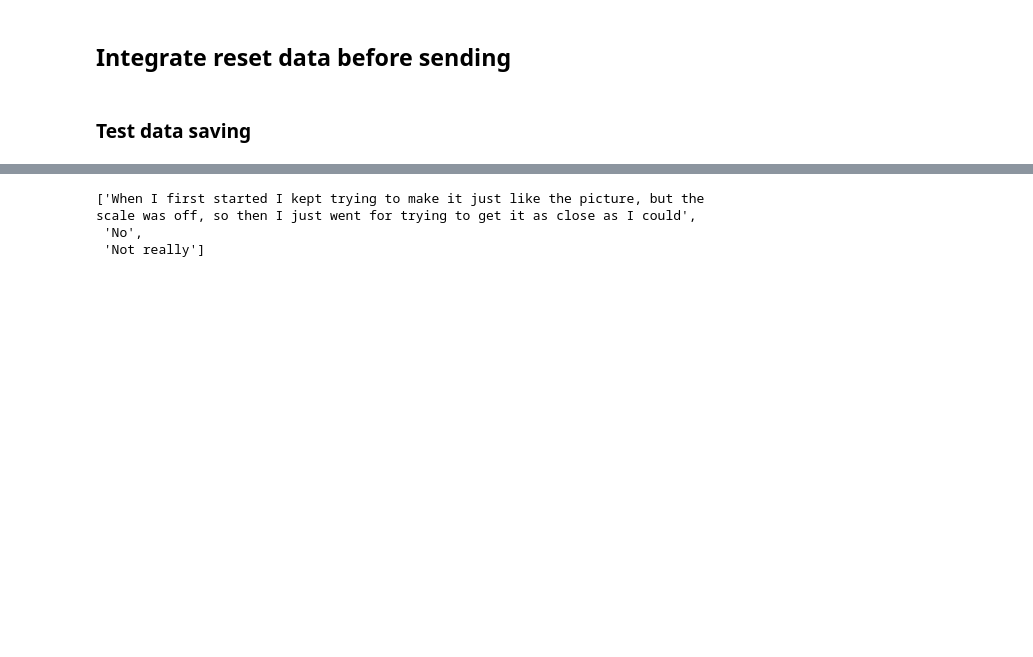
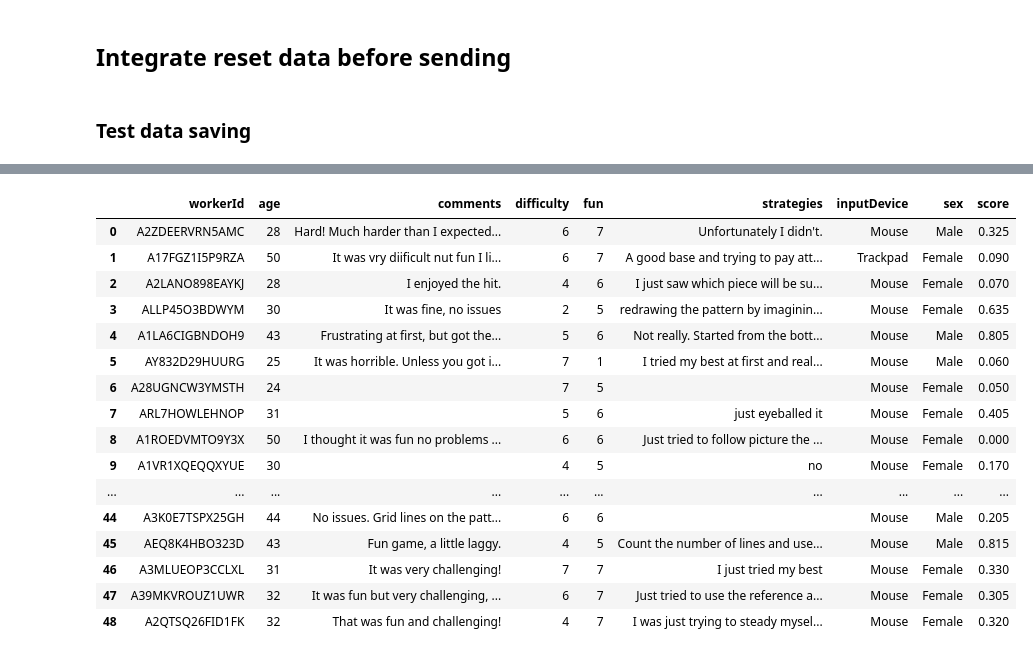
Before and after one commit to cogtoolslab/block_construction, a Jupyter notebook: analysis/will/block_silhouette_data_generator.ipynb, the cells around one changed output, grey strips where cells are left out. Cells and saved outputs as stored; diff of their text form; code cells hidden in the pictures; blank space fills up the shorter version.

```diff
--- a/analysis/will/block_silhouette_data_generator.ipynb
+++ b/analysis/will/block_silhouette_data_generator.ipynb
@@ -405,13 +419,27 @@ df[['gameID','trialNum','phase','condition','repetition','normedScore','targetNa
 # %%
 # get sequence of trial_end data for all people
 # note that these currently lump everyone together, and don't
 query = coll.find({"$and":[
                         {'eventType':'survey_data'},
                         {'iterationName':iterationName}]
                      })
-df_survey = pd.DataFrame(list(query.sort('workerId')))
-list(df_survey[['workerId','age','comments','difficulty','fun','strategies','inputDevice','sex','score']]['strategies'])
+df_survey = pd.DataFrame(list(query.sort('absoluteTime')))
+df_survey[['workerId','age','comments','difficulty','fun','strategies','inputDevice','sex','score']]
 # %% [output]
-['When I first started I kept trying to make it just like the picture, but the scale was off, so then I just went for trying to get it as close as I could',
- 'No',
- 'Not really']
+|  | workerId | age | comments | difficulty | fun | strategies | inputDevice | sex | score |
+| 0 | A2ZDEERVRN5AMC | 28 | Hard! Much harder than I expected... | 6 | 7 | Unfortunately I didn't. | Mouse | Male | 0.325 |
+| 1 | A17FGZ1I5P9RZA | 50 | It was vry diificult nut fun I li... | 6 | 7 | A good base and trying to pay att... | Trackpad | Female | 0.090 |
+| 2 | A2LANO898EAYKJ | 28 | I enjoyed the hit. | 4 | 6 | I just saw which piece will be su... | Mouse | Female | 0.070 |
+| 3 | ALLP45O3BDWYM | 30 | It was fine, no issues | 2 | 5 | redrawing the pattern by imaginin... | Mouse | Female | 0.635 |
+| 4 | A1LA6CIGBNDOH9 | 43 | Frustrating at first, but got the... | 5 | 6 | Not really. Started from the bott... | Mouse | Male | 0.805 |
+| 5 | AY832D29HUURG | 25 | It was horrible. Unless you got i... | 7 | 1 | I tried my best at first and real... | Mouse | Male | 0.060 |
+| 6 | A28UGNCW3YMSTH | 24 |  | 7 | 5 |  | Mouse | Female | 0.050 |
+| 7 | ARL7HOWLEHNOP | 31 |  | 5 | 6 | just eyeballed it | Mouse | Female | 0.405 |
+| 8 | A1ROEDVMTO9Y3X | 50 | I thought it was fun no problems ... | 6 | 6 | Just tried to follow picture the ... | Mouse | Female | 0.000 |
+| 9 | A1VR1XQEQQXYUE | 30 |  | 4 | 5 | no | Mouse | Female | 0.170 |
+| ... | ... | ... | ... | ... | ... | ... | ... | ... | ... |
+| 44 | A3K0E7TSPX25GH | 44 | No issues. Grid lines on the patt... | 6 | 6 |  | Mouse | Male | 0.205 |
+| 45 | AEQ8K4HBO323D | 43 | Fun game, a little laggy. | 4 | 5 | Count the number of lines and use... | Mouse | Male | 0.815 |
+| 46 | A3MLUEOP3CCLXL | 31 | It was very challenging! | 7 | 7 | I just tried my best | Mouse | Female | 0.330 |
+| 47 | A39MKVROUZ1UWR | 32 | It was fun but very challenging, ... | 6 | 7 | Just tried to use the reference a... | Mouse | Female | 0.305 |
+| 48 | A2QTSQ26FID1FK | 32 | That was fun and challenging! | 4 | 7 | I was just trying to steady mysel... | Mouse | Female | 0.320 |
```
Also changed, not shown: parts of 11 cells of this notebook, 3 other files.
